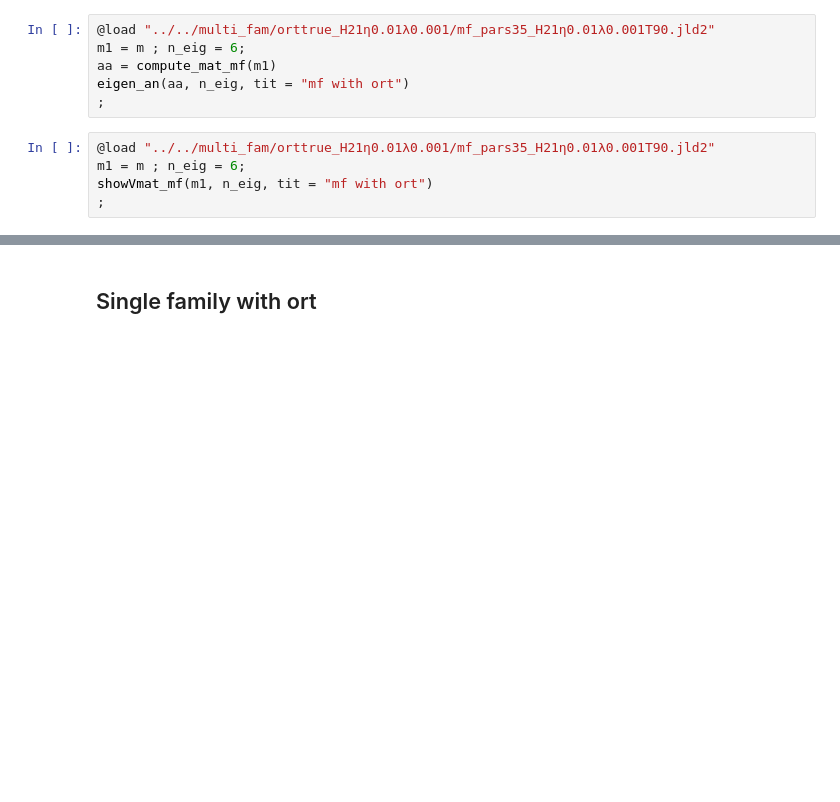
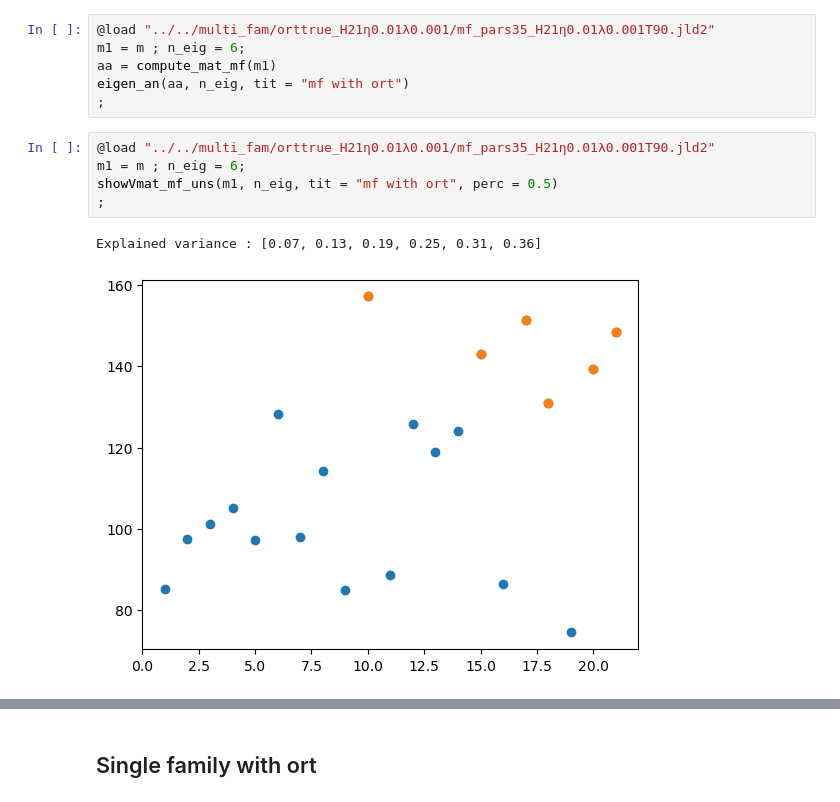
Before and after one commit to leonardodibari/HopfieldDCA.jl, a Jupyter notebook: notebooks/int_matrix.ipynb, the cells around one changed output, grey strips where cells are left out. Cells and saved outputs as stored; diff of their text form; blank space fills up the shorter version.

```diff
--- a/notebooks/int_matrix.ipynb
+++ b/notebooks/int_matrix.ipynb
@@ -252,5 +253,8 @@ eigen_an(aa, n_eig, tit = "mf with ort")
 # %%
 @load "../../multi_fam/orttrue_H21η0.01λ0.001/mf_pars35_H21η0.01λ0.001T90.jld2"
 m1 = m ; n_eig = 6;
-showVmat_mf(m1, n_eig, tit = "mf with ort")
+showVmat_mf_uns(m1, n_eig, tit = "mf with ort", perc = 0.5)
 ;
+# %% [output]
+Explained variance : [0.07, 0.13, 0.19, 0.25, 0.31, 0.36]
+[figure, added]
```
Also changed, not shown: parts of 7 cells of this notebook, 12 other files.
